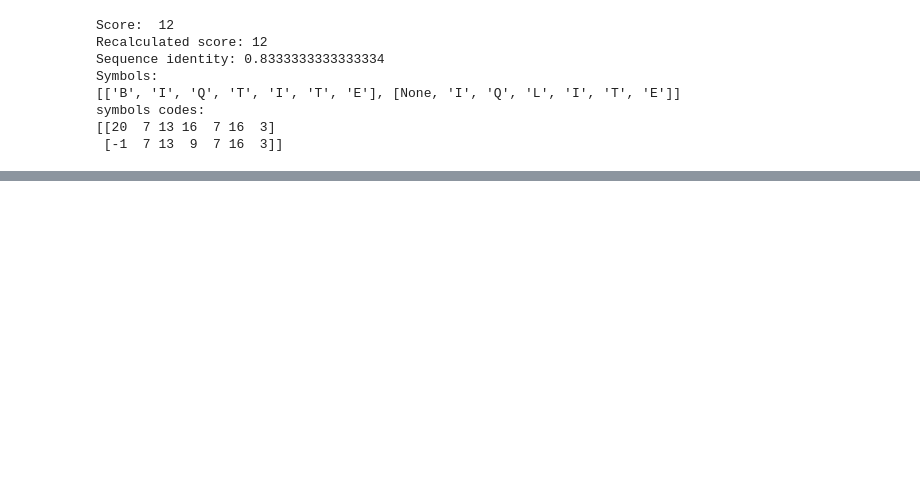
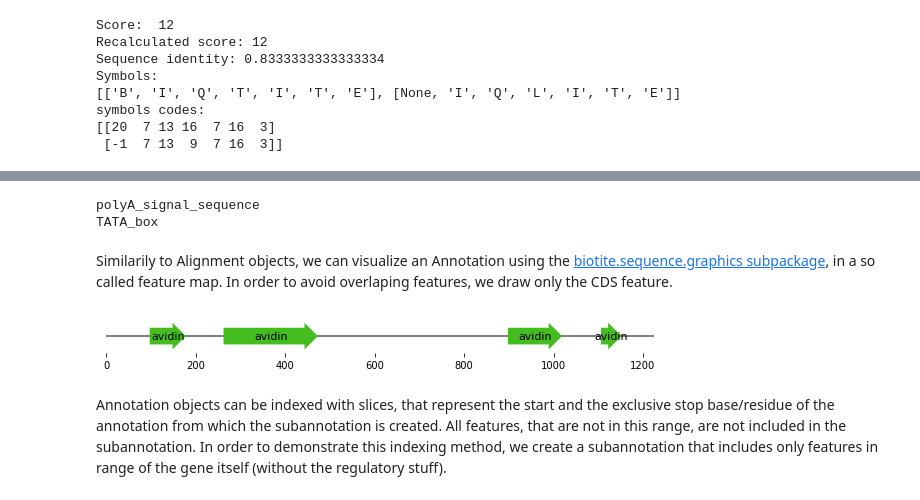
Before and after one commit to khanfs/ComputationalBiology-xGenomics, a Jupyter notebook: PDB_APIs.ipynb, the cells around one changed output, grey strips where cells are left out. Saved outputs shown, nothing was run; the diff lists cells and outputs as text; code cells hidden in the pictures; blank space fills up the shorter version.

```diff
--- a/PDB_APIs.ipynb
+++ b/PDB_APIs.ipynb
@@ -621,0 +817,10 @@ We might wonder, why we should recalculate the score, when the score has already
+# %%
+import biotite.sequence.io.genbank as gb
+
+file_path = entrez.fetch(
+    "AJ311647", gettempdir(), suffix="gb",
+    db_name="nuccore", ret_type="gb"
+)
+file = gb.GenBankFile.read(file_path)
+print("Accession:", gb.get_accession(file))
+print("Definition:", gb.get_definition(file))
@@ -621,0 +832,6 @@ We might wonder, why we should recalculate the score, when the score has already
+# %%
+annotation = gb.get_annotation(file)
+for feature in annotation:
+    # Convert the feature locations in better readable format
+    locs = [str(loc) for loc in sorted(feature.locs, key=lambda l: l.first)]
+    print(f"{feature.key:12}   {locs}")
@@ -621,0 +857,31 @@ We might wonder, why we should recalculate the score, when the score has already
+# %%
+for feature in annotation:
+    if feature.key == "regulatory":
+        print(feature.qual["regulatory_class"])
+# %% [output]
+polyA_signal_sequence
+TATA_box
+# %% [markdown]
+Similarily to Alignment objects, we can visualize an Annotation using the [biotite.sequence.graphics subpackage](https://www.biotite-python.org/apidoc/biotite.sequence.graphics.html#module-biotite.sequence.graphics), in a so called feature map. In order to avoid overlaping features, we draw only the CDS feature.
+# %%
+# Get the range of the entire annotation via the *source* feature
+for feature in annotation:
+    if feature.key == "source":
+        # loc_range has exclusive stop
+        loc = list(feature.locs)[0]
+        loc_range = (loc.first, loc.last+1)
+fig, ax = plt.subplots(figsize=(8.0, 1.0))
+graphics.plot_feature_map(
+    ax,
+    seq.Annotation(
+        [feature for feature in annotation if feature.key == "CDS"]
+    ),
+    multi_line=False,
+    loc_range=loc_range,
+    show_line_position=True
+)
+fig.tight_layout()
+# %% [output]
+[figure, added]
+# %% [markdown]
+Annotation objects can be indexed with slices, that represent the start and the exclusive stop base/residue of the annotation from which the subannotation is created. All features, that are not in this range, are not included in the subannotation. In order to demonstrate this indexing method, we create a subannotation that includes only features in range of the gene itself (without the regulatory stuff).
```
Also changed, not shown: parts of 96 cells of this notebook.
